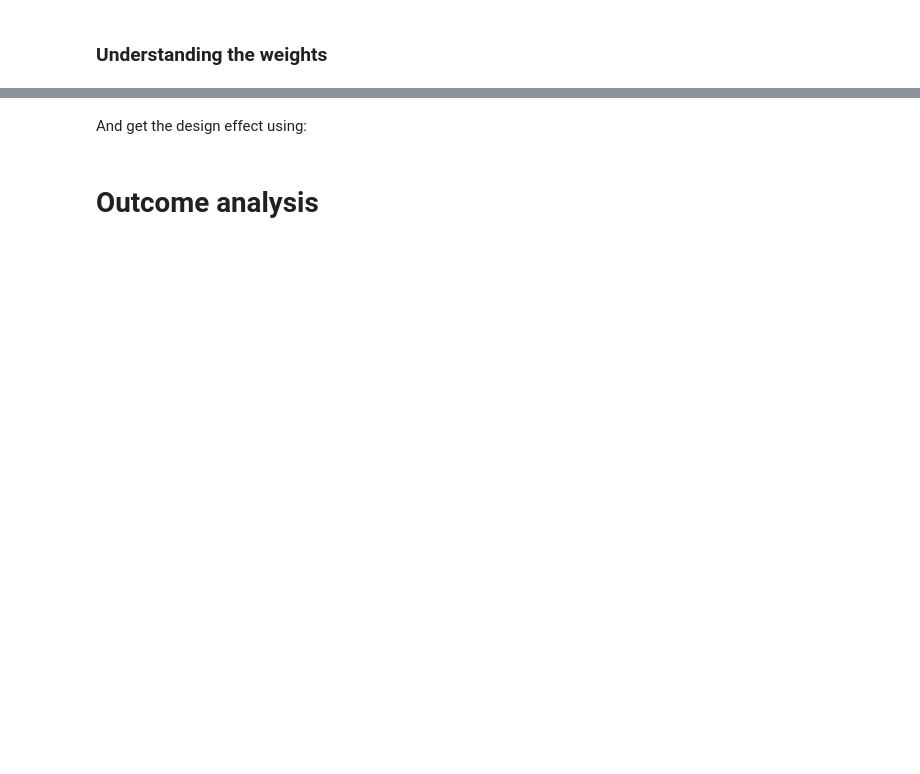
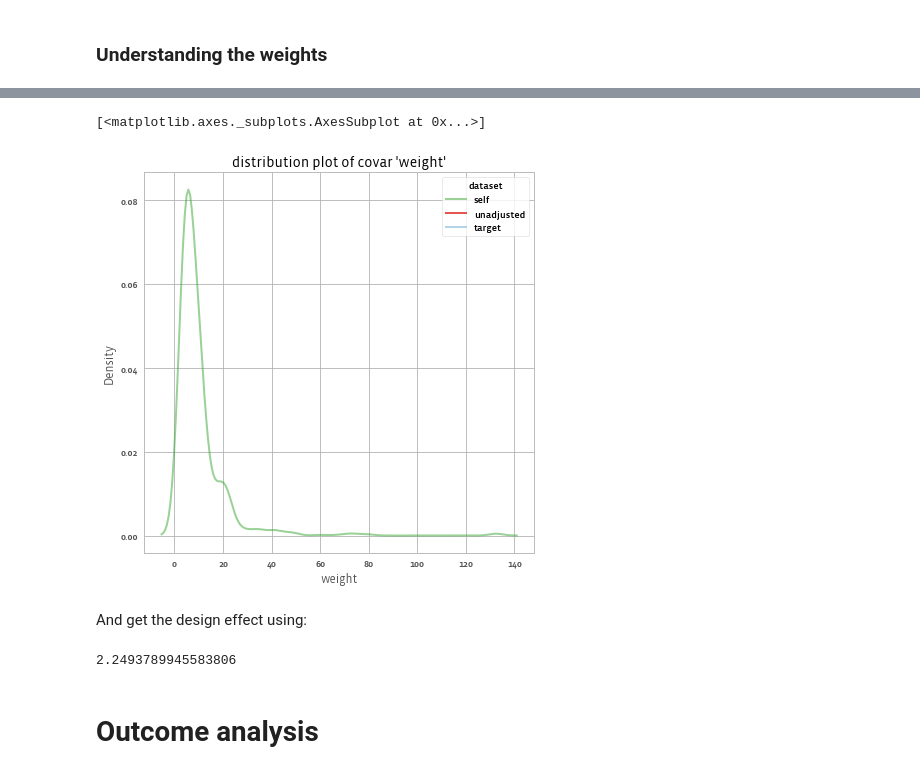
Before and after one commit to facebookresearch/balance, a Jupyter notebook: tutorials/balance_quickstart.ipynb, the cells around one changed output, grey strips where cells are left out. Cells and saved outputs as stored; diff of their text form; code cells hidden in the pictures; blank space fills up the shorter version.

```diff
--- a/tutorials/balance_quickstart.ipynb
+++ b/tutorials/balance_quickstart.ipynb
@@ -111,9 +281,14 @@ We can also at the distribution of weights using the following call.
 # %%
-adjust.weights().plot()
+adjusted.weights().plot()
+# %% [output]
+[<matplotlib.axes._subplots.AxesSubplot at 0x...>]
+[figure, added]
 # %% [markdown]
 And get the design effect using:
 # %%
-adjust.weights().design_effect()
+adjusted.weights().design_effect()
+# %% [output]
+2.2493789945583806
 # %% [markdown]
 # Outcome analysis
 # %%
```
Also changed, not shown: parts of 24 cells of this notebook.
